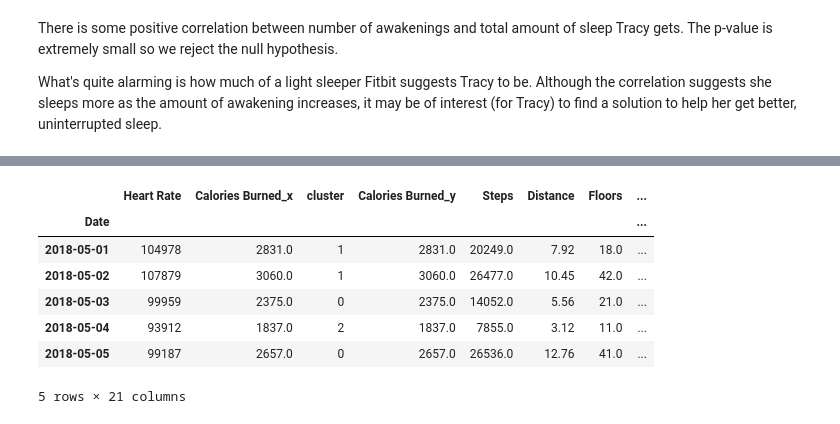
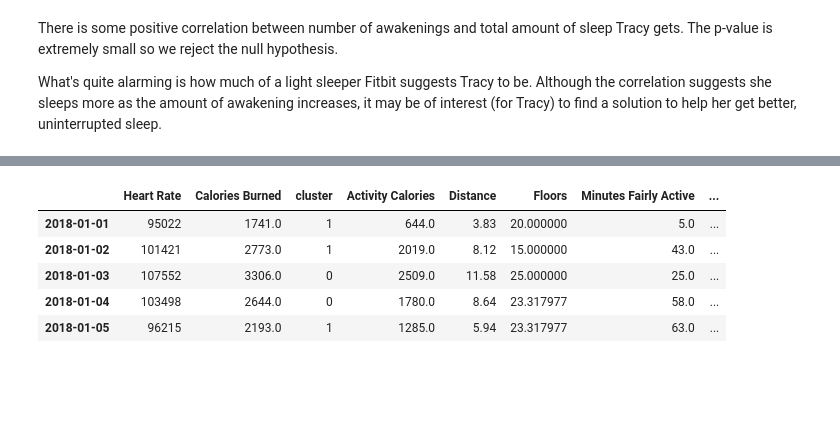
Before and after one commit to wu72/Springboard, a Jupyter notebook: CapstoneProject1/FitbitCapstone1.ipynb, the cells around one changed output, grey strips where cells are left out. Saved outputs shown, nothing was run; the diff lists cells and outputs as text; code cells hidden in the pictures; blank space fills up the shorter version.

```diff
--- a/CapstoneProject1/FitbitCapstone1.ipynb
+++ b/CapstoneProject1/FitbitCapstone1.ipynb
@@ -639,0 +724,16 @@ Cross validation results: [0.41637821 0.18773069 0.19877127 0.22986598 0.3677504
+# %%
+# -- ONE MINUTE UNTIL THE END OF EACH TIME OF DAY --
+MORNING = dt.time(11, 59)
+AFTERNOON = dt.time(17, 59)
+EVENING = dt.time(23, 59)
+
+# -- CREATING 'Time_of_Day' COLUMN --
+heartrate_df.loc[heartrate_df.Time <= MORNING, 'Time_of_Day'] = 'Morning'
+heartrate_df.loc[(heartrate_df.Time > MORNING) & (heartrate_df.Time <= AFTERNOON), 'Time_of_Day'] = 'Afternoon'
+heartrate_df.loc[(heartrate_df.Time > AFTERNOON) & (heartrate_df.Time <= EVENING), 'Time_of_Day'] = 'Evening'
+
+# -- CREATING NEW DATAFRAME TO WORK WITH --
+tod = heartrate_df.groupby(['Date', 'Time_of_Day'], sort=False).mean()
+df2 = pd.merge(tod, activities[['Calories Burned']], left_on = 'Date', right_index = True)
+df2 = df2.rename_axis(['Date', 'Time of Day']).reset_index()
+df2.head()
@@ -639,0 +810,5 @@ Cross validation results: [0.41637821 0.18773069 0.19877127 0.22986598 0.3677504
+# %%
+# -- CREATING ANOTHER DATAFRAME WITH AVERAGE HEART RATE BY DAY AS FEATURES --
+df3 = pd.pivot_table(tod, index='Date', columns=['Time_of_Day']).merge(activities[['Calories Burned']], \
+                                                                       left_on = 'Date', right_index = True)
+df3.head()
@@ -639,0 +841,13 @@ Cross validation results: [0.41637821 0.18773069 0.19877127 0.22986598 0.3677504
+# %%
+X_train, X_test, y_train, y_test = train_test_split(df3.drop('Calories Burned', axis = 1).values, \
+                                                    df3['Calories Burned'].values.reshape(-1,1), \
+                                                    test_size = 0.3, random_state = 42)
+
+model = RandomForestRegressor()
+model.fit(X_train, y_train)
+y_pred = model.predict(X_test)
+
+print('Mean absolute error:', metrics.mean_absolute_error(y_test, y_pred))
+print('Mean error:', np.sqrt(metrics.mean_squared_error(y_test, y_pred)))
+
+cross_val_score(model, df3.drop('Calories Burned', axis=1), df3['Calories Burned'].values.reshape(-1,1), cv=5)
@@ -674,20 +897,21 @@ Text(0.5,1,'Plot for K = 3')
 # %%
-df = pd.merge(hr_daily_avg, activities, left_index=True, right_index=True).drop(['x', 'y'], axis = 1)
-df = pd.merge(df, daily_sleep, left_index=True, right_index=True)
+# -- AVOID MERGING DUPLICATE COLUMNS --
+cols_to_use = activities.columns.difference(hr_daily_avg.columns)
+
+# -- MERGING hr_daily_avg, activities, and sleep_night DATAFRAMES --
+df = pd.merge(hr_daily_avg, activities[cols_to_use], left_index=True, right_index=True).drop(['x', 'y'], axis = 1)
+df = pd.merge(df, sleep_night, left_index=True, right_index=True)
 
 df['is 0'] = df['cluster'] == 0
 df['is 1'] = df['cluster'] == 1
 df['is 2'] = df['cluster'] == 2
 
-#merged = pd.merge(hr_daily_avg, activities, left_index=True, right_index=True)
 df.head()
 # %% [output]
-|  | Heart Rate | Calories Burned_x | cluster | Calories Burned_y | Steps | Distance | Floors | ... |
-| Date |  |  |  |  |  |  |  | ... |
-| 2018-05-01 | 104978 | 2831.0 | 1 | 2831.0 | 20249.0 | 7.92 | 18.0 | ... |
-| 2018-05-02 | 107879 | 3060.0 | 1 | 3060.0 | 26477.0 | 10.45 | 42.0 | ... |
-| 2018-05-03 | 99959 | 2375.0 | 0 | 2375.0 | 14052.0 | 5.56 | 21.0 | ... |
-| 2018-05-04 | 93912 | 1837.0 | 2 | 1837.0 | 7855.0 | 3.12 | 11.0 | ... |
-| 2018-05-05 | 99187 | 2657.0 | 0 | 2657.0 | 26536.0 | 12.76 | 41.0 | ... |
+|  | Heart Rate | Calories Burned | cluster | Activity Calories | Distance | Floors | Minutes Fairly Active | ... |
+| 2018-01-01 | 95022 | 1741.0 | 1 | 644.0 | 3.83 | 20.000000 | 5.0 | ... |
+| 2018-01-02 | 101421 | 2773.0 | 1 | 2019.0 | 8.12 | 15.000000 | 43.0 | ... |
+| 2018-01-03 | 107552 | 3306.0 | 0 | 2509.0 | 11.58 | 25.000000 | 25.0 | ... |
+| 2018-01-04 | 103498 | 2644.0 | 0 | 1780.0 | 8.64 | 23.317977 | 58.0 | ... |
+| 2018-01-05 | 96215 | 2193.0 | 1 | 1285.0 | 5.94 | 23.317977 | 63.0 | ... |
-5 rows × 21 columns
 # %%
```
Also changed, not shown: parts of 31 cells of this notebook.
